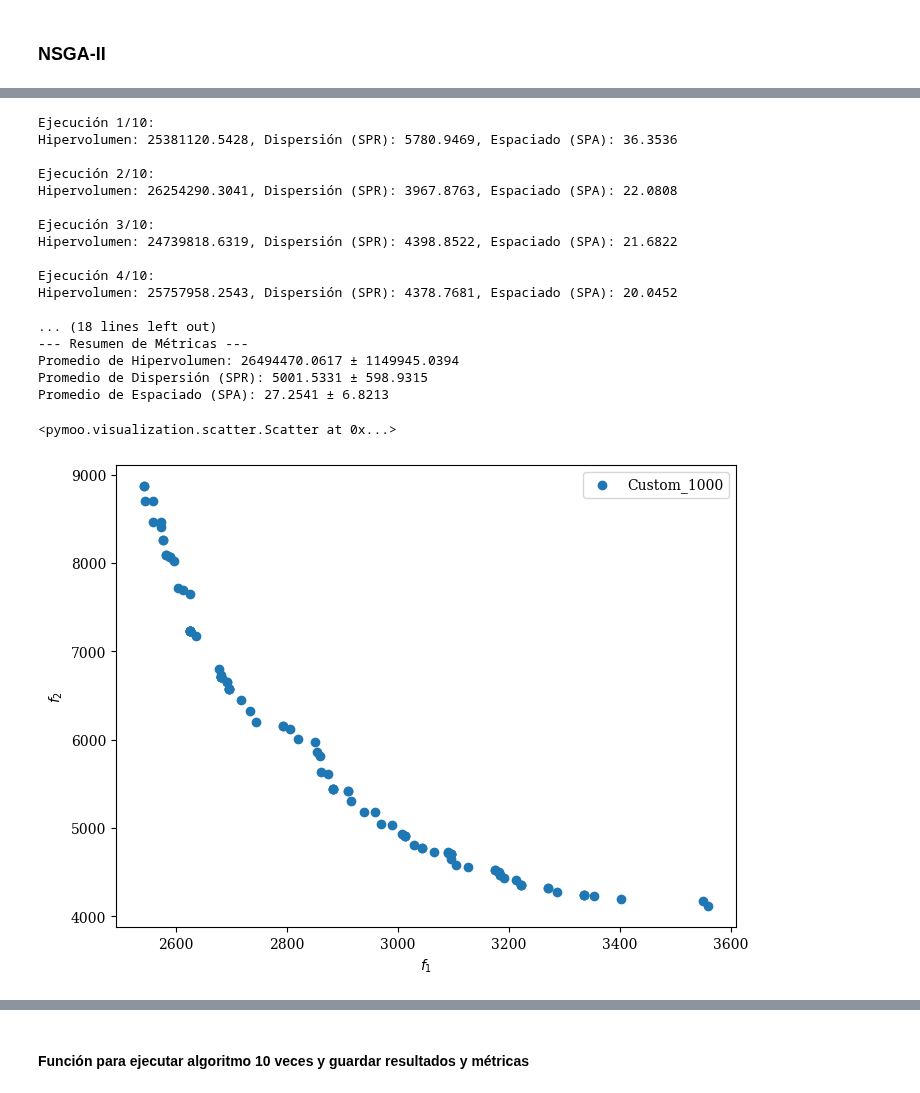
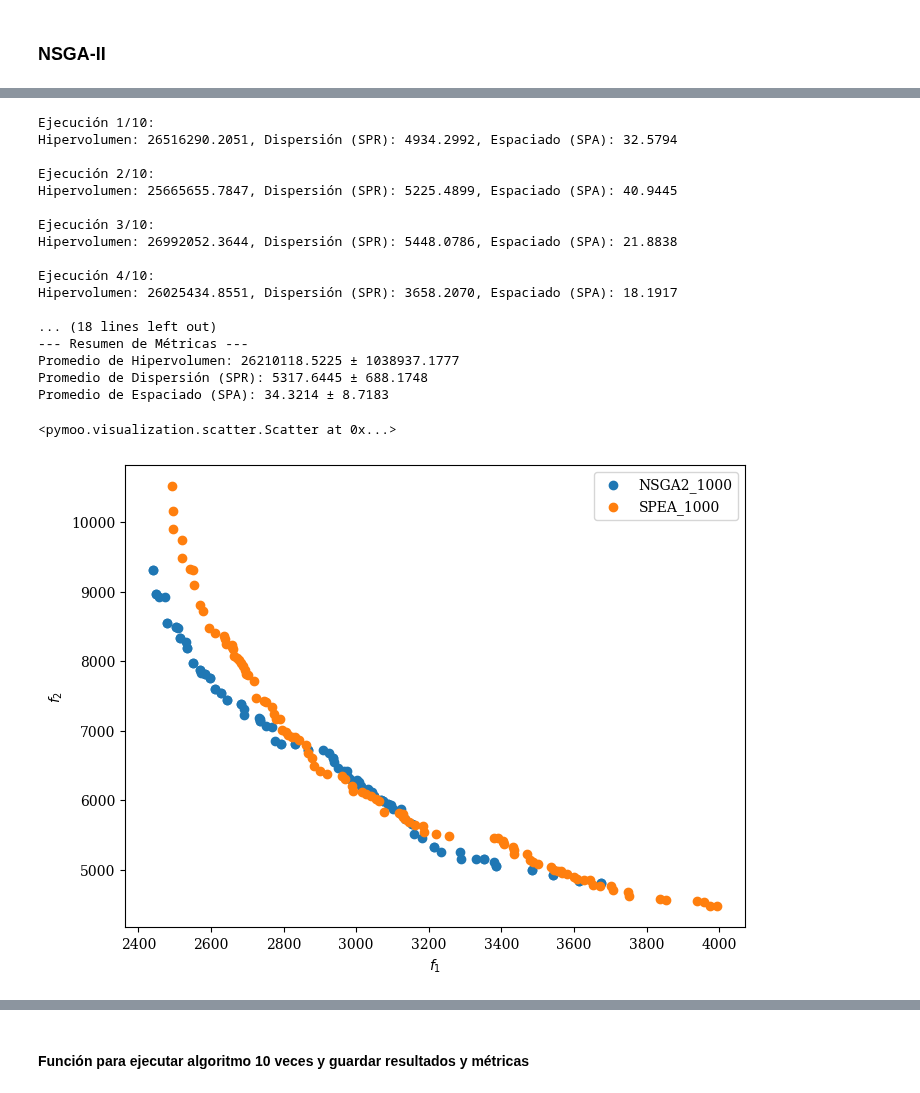
Before and after one commit to JorgeDC01/EMOC, a Jupyter notebook: TSP_MO_Prueba.ipynb, the cells around one changed output, grey strips where cells are left out. Saved outputs shown, nothing was run; the diff lists cells and outputs as text; code cells hidden in the pictures.

```diff
--- a/TSP_MO_Prueba.ipynb
+++ b/TSP_MO_Prueba.ipynb
@@ -134,7 +134,7 @@ algorithm_nsga2 = NSGA2(pop_size=100)
 # Listas para guardar métricas
 metrics_summary = []
 best_hypervolume = -float('inf')
-best_front = None
+pareto_nsga2 = None
 
 for i in range(10):
     print(f"\nEjecución {i+1}/{10}:")
@@ -151,7 +151,7 @@ for i in range(10):
     # Guardar el mejor frente según el hipervolumen
     if hv > best_hypervolume:
         best_hypervolume = hv
-        best_front = front
+        pareto_nsga2 = front
 
 # Calcular promedios y desviaciones estándar de las métricas
 metrics_summary = np.array(metrics_summary)
@@ -179,7 +194,7 @@ algorithm_spea2 = SPEA2(pop_size=100)
 # Listas para guardar métricas
 metrics_summary = []
 best_hypervolume = -float('inf')
-best_front = None
+pareto_spea2 = None
 
 for i in range(10):
     print(f"\nEjecución {i+1}/{10}:")
@@ -196,7 +211,7 @@ for i in range(10):
     # Guardar el mejor frente según el hipervolumen
     if hv > best_hypervolume:
         best_hypervolume = hv
-        best_front_spea2 = front
+        pareto_spea2 = front
 
 # Calcular promedios y desviaciones estándar de las métricas
 metrics_summary = np.array(metrics_summary)
@@ -209,31 +224,31 @@ print(f"Promedio de Dispersión (SPR): {mean_metrics[1]:.4f} ± {std_metrics[1]:
 print(f"Promedio de Espaciado (SPA): {mean_metrics[2]:.4f} ± {std_metrics[2]:.4f}")
 # %% [output]
 Ejecución 1/10:
-Hipervolumen: 25381120.5428, Dispersión (SPR): 5780.9469, Espaciado (SPA): 36.3536
+Hipervolumen: 26516290.2051, Dispersión (SPR): 4934.2992, Espaciado (SPA): 32.5794
 
 Ejecución 2/10:
-Hipervolumen: 26254290.3041, Dispersión (SPR): 3967.8763, Espaciado (SPA): 22.0808
+Hipervolumen: 25665655.7847, Dispersión (SPR): 5225.4899, Espaciado (SPA): 40.9445
 
 Ejecución 3/10:
-Hipervolumen: 24739818.6319, Dispersión (SPR): 4398.8522, Espaciado (SPA): 21.6822
+Hipervolumen: 26992052.3644, Dispersión (SPR): 5448.0786, Espaciado (SPA): 21.8838
 
 Ejecución 4/10:
-Hipervolumen: 25757958.2543, Dispersión (SPR): 4378.7681, Espaciado (SPA): 20.0452
+Hipervolumen: 26025434.8551, Dispersión (SPR): 3658.2070, Espaciado (SPA): 18.1917
 
 ... (18 lines left out)
 --- Resumen de Métricas ---
-Promedio de Hipervolumen: 26494470.0617 ± 1149945.0394
-Promedio de Dispersión (SPR): 5001.5331 ± 598.9315
-Promedio de Espaciado (SPA): 27.2541 ± 6.8213
+Promedio de Hipervolumen: 26210118.5225 ± 1038937.1777
+Promedio de Dispersión (SPR): 5317.6445 ± 688.1748
+Promedio de Espaciado (SPA): 34.3214 ± 8.7183
 # %%
 scatter = Scatter()
-scatter.add(best_front, label="NSGA2_1000")
-scatter.add(best_front_spea2, label="Custom_1000")
+scatter.add(pareto_nsga2, label="NSGA2_1000")
+scatter.add(pareto_spea2, label="SPEA_1000")
 scatter.legend=True
 scatter.show()
 # %% [output]
 <pymoo.visualization.scatter.Scatter at 0x...>
-[figure, old version]
+[figure, new version]
 # %%
 from pymoo.algorithms.moo.moead import MOEAD
 from pymoo.util.ref_dirs import get_reference_directions
```
Also changed, not shown: parts of 32 cells of this notebook.
